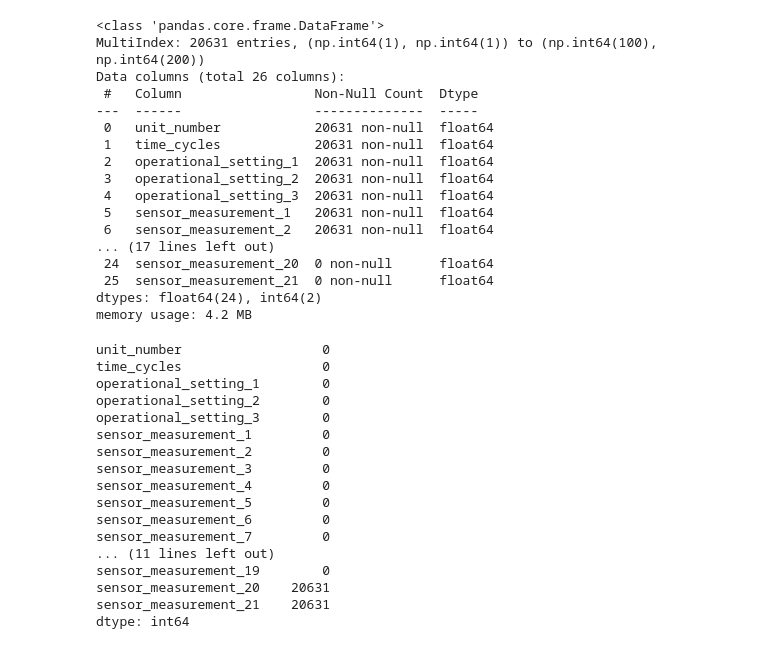
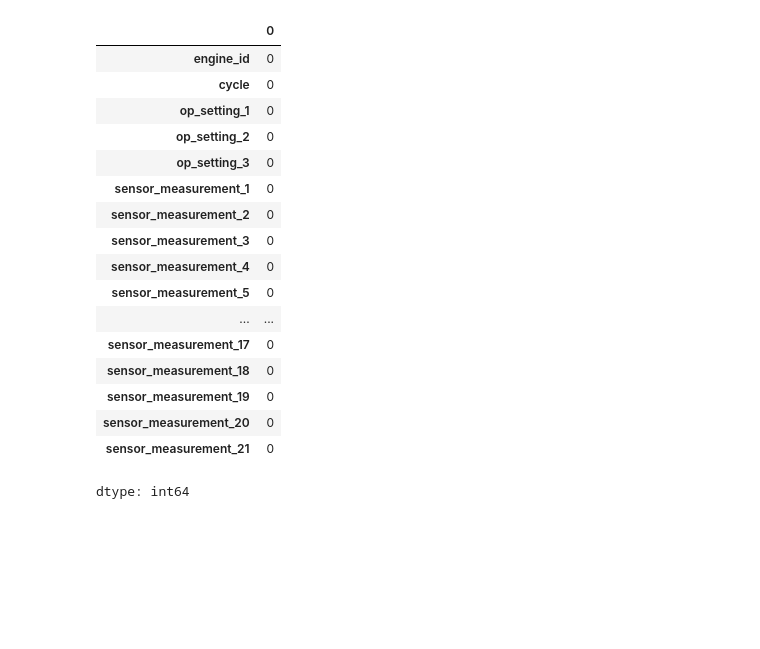
Before and after one commit to daviseemann/turbofan-rul-prediction-cmapss, a Jupyter notebook: notebooks/pre-processing.ipynb, the cells around one changed output. Saved outputs shown, nothing was run; the diff lists cells and outputs as text; code cells hidden in the pictures; blank space fills up the shorter version.

```diff
--- a/notebooks/pre-processing.ipynb
+++ b/notebooks/pre-processing.ipynb
@@ -53,40 +41,21 @@ df[df["unit_number"] == 0].shape
-# %%
-df.info()
-# %% [output]
-<class 'pandas.core.frame.DataFrame'>
-MultiIndex: 20631 entries, (np.int64(1), np.int64(1)) to (np.int64(100), np.int64(200))
-Data columns (total 26 columns):
- #   Column                 Non-Null Count  Dtype
----  ------                 --------------  -----
- 0   unit_number            20631 non-null  float64
- 1   time_cycles            20631 non-null  float64
- 2   operational_setting_1  20631 non-null  float64
- 3   operational_setting_2  20631 non-null  float64
- 4   operational_setting_3  20631 non-null  float64
- 5   sensor_measurement_1   20631 non-null  float64
- 6   sensor_measurement_2   20631 non-null  float64
-... (17 lines left out)
- 24  sensor_measurement_20  0 non-null      float64
- 25  sensor_measurement_21  0 non-null      float64
-dtypes: float64(24), int64(2)
-memory usage: 4.2 MB
 # %%
-df.isnull().sum()
+df_train.isnull().sum()
 # %% [output]
+|  | 0 |
+| engine_id | 0 |
+| cycle | 0 |
+| op_setting_1 | 0 |
+| op_setting_2 | 0 |
+| op_setting_3 | 0 |
+| sensor_measurement_1 | 0 |
+| sensor_measurement_2 | 0 |
+| sensor_measurement_3 | 0 |
+| sensor_measurement_4 | 0 |
+| sensor_measurement_5 | 0 |
+| ... | ... |
+| sensor_measurement_17 | 0 |
+| sensor_measurement_18 | 0 |
+| sensor_measurement_19 | 0 |
+| sensor_measurement_20 | 0 |
+| sensor_measurement_21 | 0 |
-unit_number                  0
-time_cycles                  0
-operational_setting_1        0
-operational_setting_2        0
-operational_setting_3        0
-sensor_measurement_1         0
-sensor_measurement_2         0
-sensor_measurement_3         0
-sensor_measurement_4         0
-sensor_measurement_5         0
-sensor_measurement_6         0
-sensor_measurement_7         0
-... (11 lines left out)
-sensor_measurement_19        0
-sensor_measurement_20    20631
-sensor_measurement_21    20631
 dtype: int64
```
Also changed, not shown: parts of 10 cells of this notebook.
